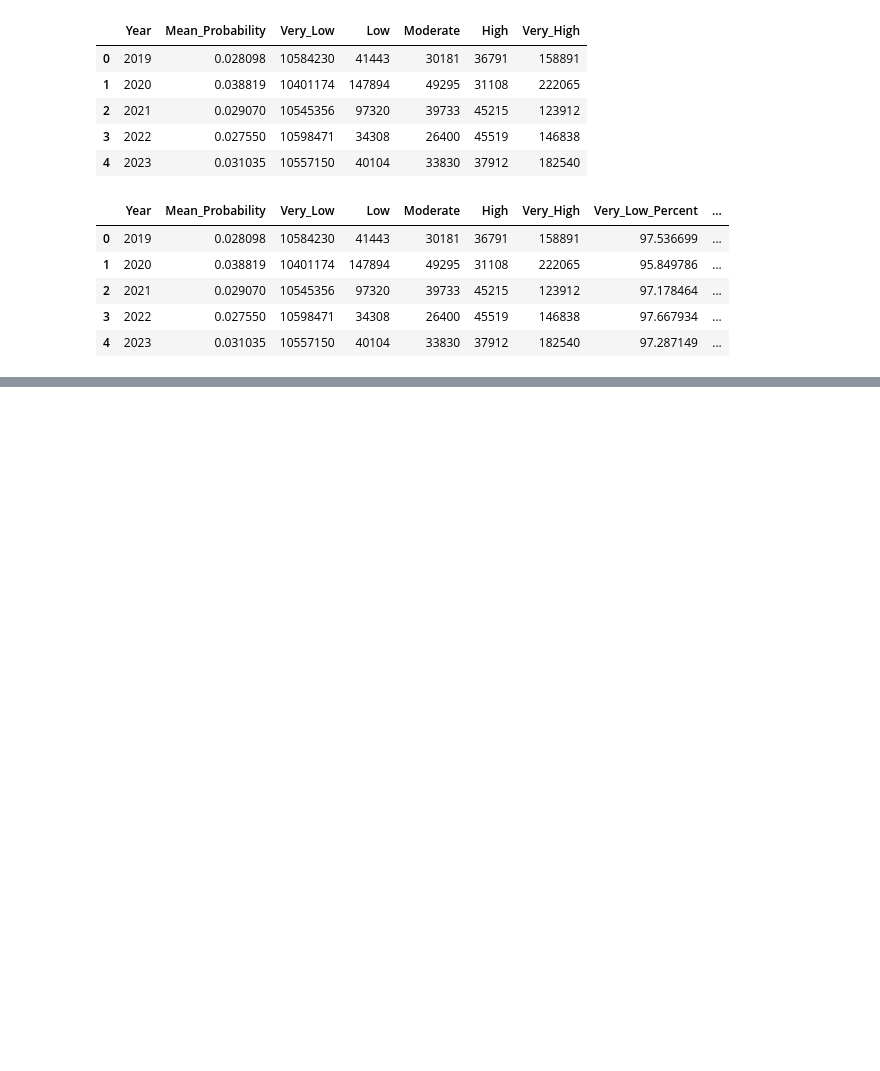
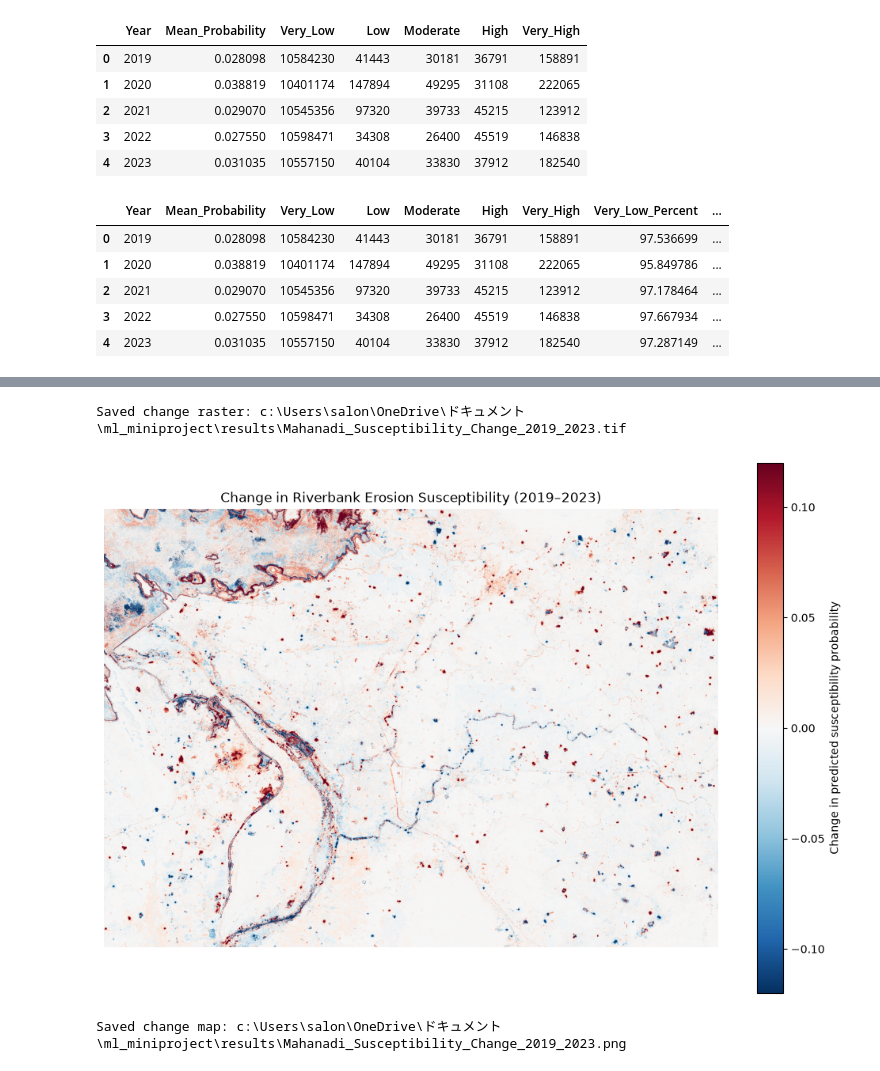
Before and after one commit to salonib025-ui/Explainable-Machine-Learning-Based-Riverbank-Erosion-Susceptibility-Prediction, a Jupyter notebook: notebooks/temporal_susceptibility_analysis.ipynb, the cells around one changed output, grey strips where cells are left out. Saved outputs shown, nothing was run; the diff lists cells and outputs as text; code cells hidden in the pictures; blank space fills up the shorter version.

```diff
--- a/notebooks/temporal_susceptibility_analysis.ipynb
+++ b/notebooks/temporal_susceptibility_analysis.ipynb
@@ -115,0 +316,62 @@ NameError: name 'summary_df' is not defined
+# %%
+change_path = os.path.join(
+    RESULTS_DIR,
+    "Mahanadi_Susceptibility_Change_2019_2023.tif"
+)
+
+change_profile = profile_2019.copy()
+change_profile.update(
+    dtype="float32",
+    count=1,
+    nodata=-9999.0,
+    compress="lzw"
+)
+
+change_to_save = np.where(
+    valid_mask,
+    change,
+    -9999.0
+).astype(np.float32)
+
+with rasterio.open(change_path, "w", **change_profile) as dst:
+    dst.write(change_to_save, 1)
+    dst.set_band_description(
+        1, "Probability change: 2023 minus 2019"
+    )
+
+print("Saved change raster:", change_path)
+# %% [output]
+Saved change raster: c:\Users\salon\OneDrive\ドキュメント\ml_miniproject\results\Mahanadi_Susceptibility_Change_2019_2023.tif
+# %%
+limit = np.nanpercentile(np.abs(change[valid_mask]), 98)
+
+plt.figure(figsize=(10, 7))
+
+image = plt.imshow(
+    change,
+    cmap="RdBu_r",
+    vmin=-limit,
+    vmax=limit
+)
+
+plt.colorbar(
+    image,
+    label="Change in predicted susceptibility probability"
+)
+
+plt.title("Change in Riverbank Erosion Susceptibility (2019–2023)")
+plt.axis("off")
+plt.tight_layout()
+
+map_path = os.path.join(
+    RESULTS_DIR,
+    "Mahanadi_Susceptibility_Change_2019_2023.png"
+)
+
+plt.savefig(map_path, dpi=300, bbox_inches="tight")
+plt.show()
+
+print("Saved change map:", map_path)
+# %% [output]
+[figure, added]
+Saved change map: c:\Users\salon\OneDrive\ドキュメント\ml_miniproject\results\Mahanadi_Susceptibility_Change_2019_2023.png
```
Also changed, not shown: parts of 11 cells of this notebook, 4 other files.
